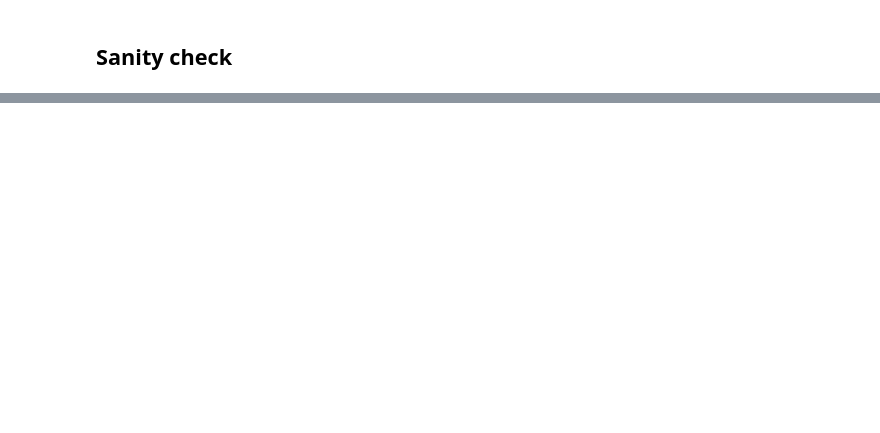
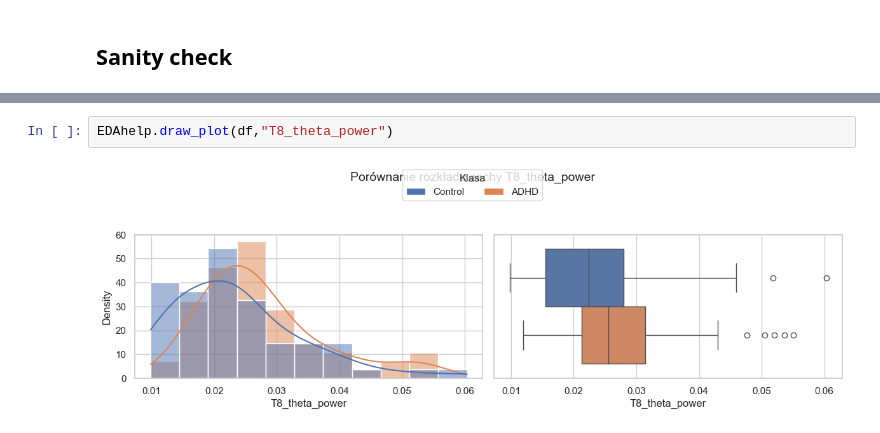
Before and after one commit to NoMoreCookies/NeuronZadanie, a Jupyter notebook: EDA.ipynb, the cells around one changed output, grey strips where cells are left out. Drawn from its saved outputs; the diff is of its cells as text; blank space fills up the shorter version.

```diff
--- a/EDA.ipynb
+++ b/EDA.ipynb
@@ -266,0 +295,4 @@ ADHD    C3   0.505695  0.278863  0.726890  0.433754  1.000000  0.472664
+# %%
+EDAhelp.draw_plot(df,"T8_theta_power")
+# %% [output]
+[figure, added]
```
Also changed, not shown: parts of 78 cells of this notebook, 1 other file.
